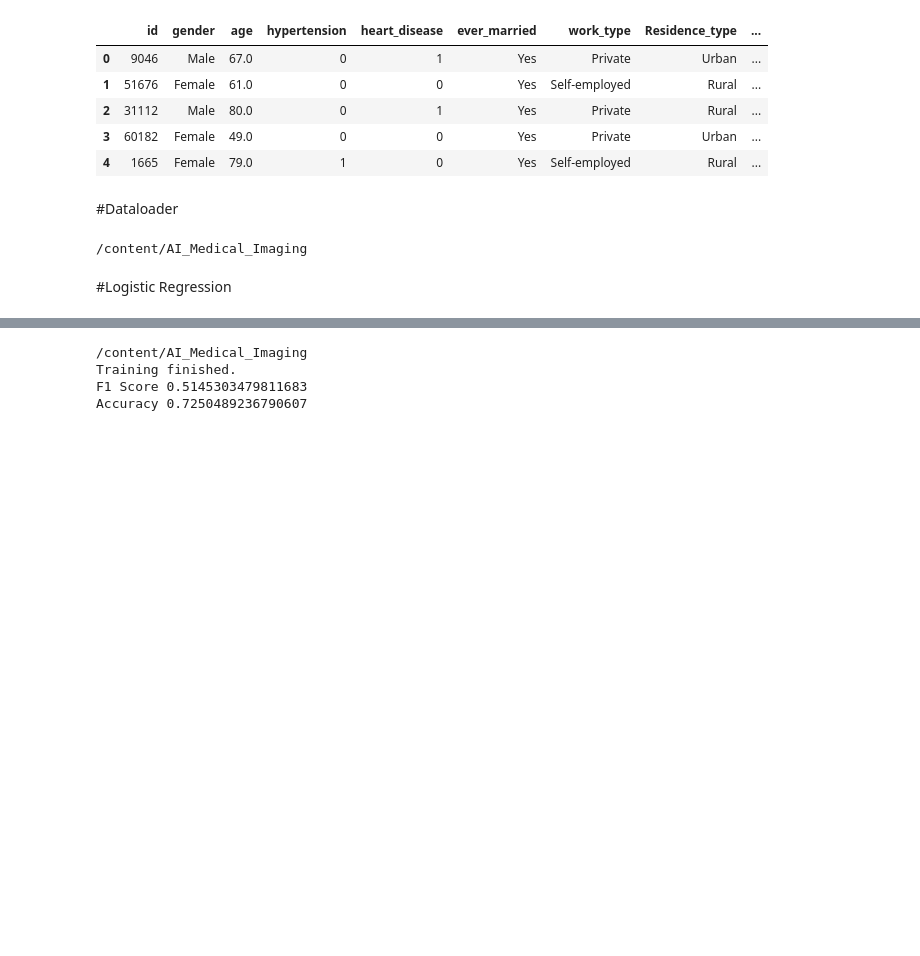
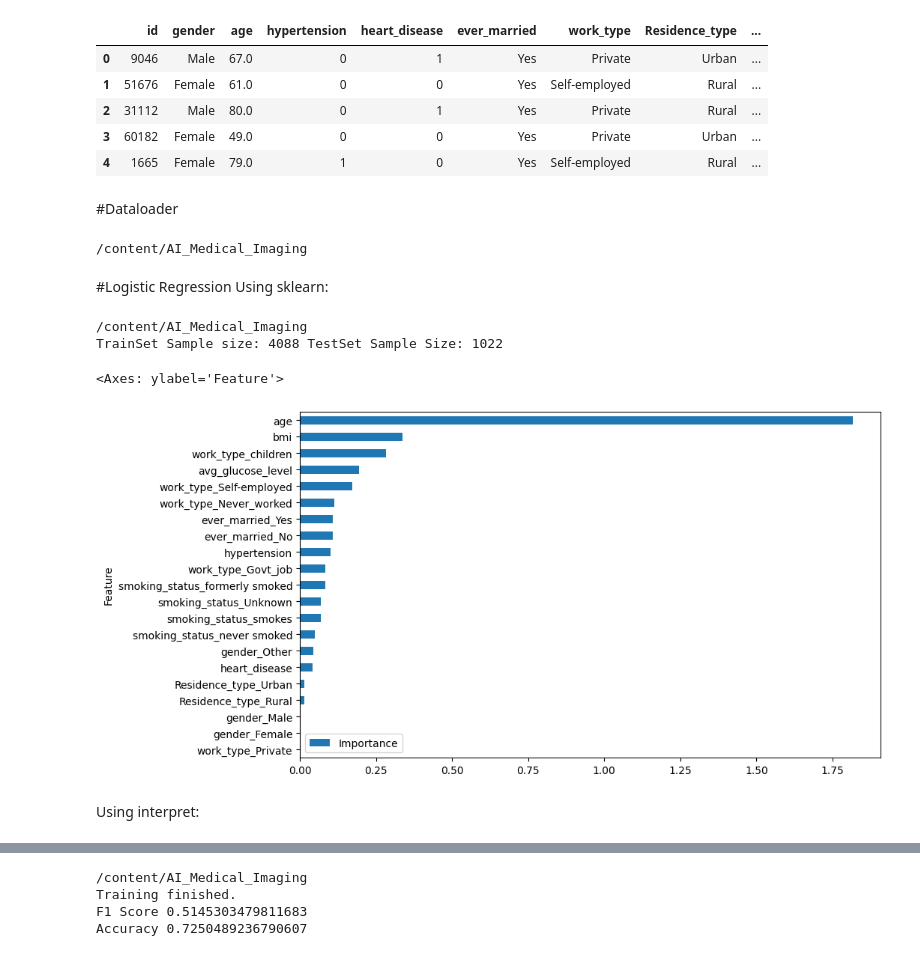
Before and after one commit to mobarakol/AI_Medical_Imaging, a Jupyter notebook: Interpretable_Models.ipynb, the cells around one changed output, grey strips where cells are left out. Saved outputs shown, nothing was run; the diff lists cells and outputs as text; code cells hidden in the pictures; blank space fills up the shorter version.

```diff
--- a/Interpretable_Models.ipynb
+++ b/Interpretable_Models.ipynb
@@ -112,6 +113,45 @@ class DataLoader():
 /content/AI_Medical_Imaging
 # %% [markdown]
 #Logistic Regression
+Using sklearn:
+# %%
+%cd /content/AI_Medical_Imaging
+
+import numpy as np
+import pandas as pd
+from sklearn.linear_model import LogisticRegression
+from sklearn.preprocessing import StandardScaler
+from sklearn.metrics import f1_score, accuracy_score
+
+# %% Load and preprocess data
+data_loader = DataLoader()
+data_loader.load_dataset()
+data_loader.preprocess_data()
+
+# Split the data for evaluation
+X_train1, X_test, y_train, y_test = data_loader.get_data_split()
+print("TrainSet Sample size:", len(X_train1), 'TestSet Sample Size:', len(X_test))
+
+scaler = StandardScaler()
+X_train = scaler.fit_transform(X_train1)
+X_test = scaler.transform(X_test)
+
+model = LogisticRegression()
+model.fit(X_train, y_train)
+
+
+coefficients = model.coef_[0]
+
+feature_importance = pd.DataFrame({'Feature': X_train1.columns, 'Importance': np.abs(coefficients)})
+feature_importance = feature_importance.sort_values('Importance', ascending=True)
+feature_importance.plot(x='Feature', y='Importance', kind='barh', figsize=(10, 6))
+# %% [output]
+/content/AI_Medical_Imaging
+TrainSet Sample size: 4088 TestSet Sample Size: 1022
+<Axes: ylabel='Feature'>
+[figure, added]
+# %% [markdown]
+Using interpret:
 # %%
 %cd /content/AI_Medical_Imaging
 # %% Imports
```
Also changed, not shown: parts of 6 cells of this notebook.
